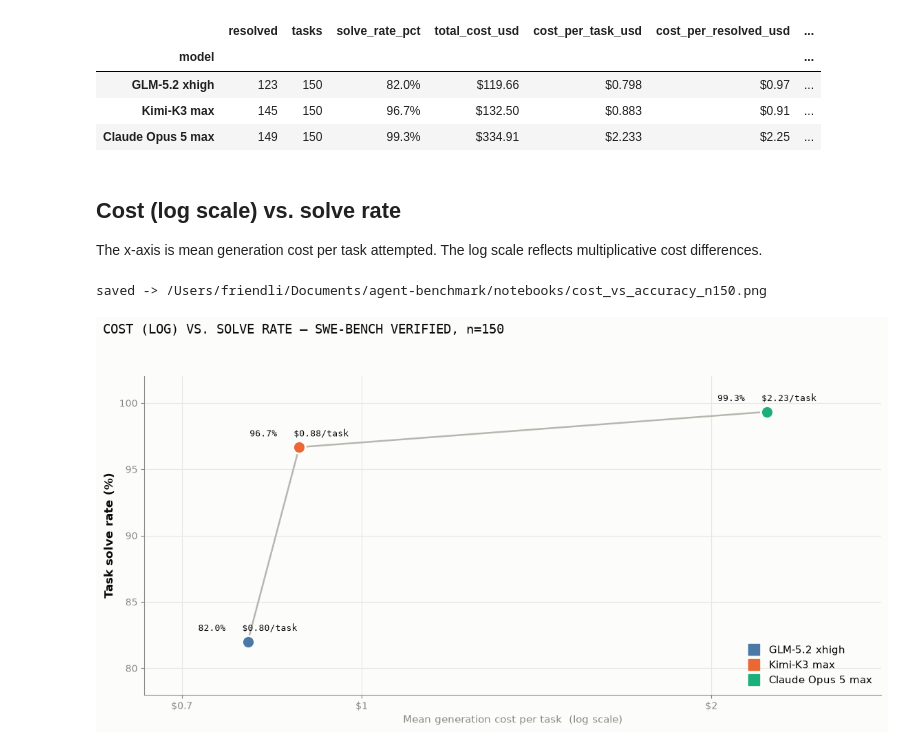
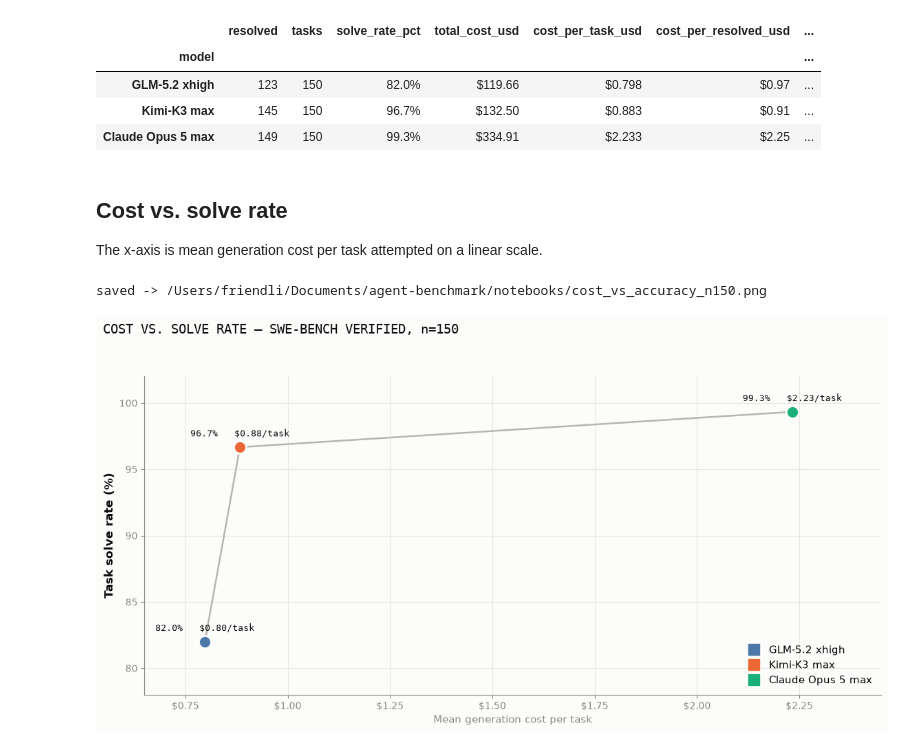
Before and after one commit to sen-37290/agent-benchmark, a Jupyter notebook: notebooks/glm_5_2_cost_analysis.ipynb, the cells around one changed output. Cells and saved outputs as stored; diff of their text form; code cells hidden in the pictures.

Commit message:
analysis: use linear cost axis

```diff
--- a/notebooks/glm_5_2_cost_analysis.ipynb
+++ b/notebooks/glm_5_2_cost_analysis.ipynb
@@ -126,47 +126,45 @@ display(comparison.drop(columns='color').style.format({
 | Kimi-K3 max | 145 | 150 | 96.7% | $132.50 | $0.883 | $0.91 | ... |
 | Claude Opus 5 max | 149 | 150 | 99.3% | $334.91 | $2.233 | $2.25 | ... |
 # %% [markdown]
-## Cost (log scale) vs. solve rate
+## Cost vs. solve rate
 
-The x-axis is mean generation cost per task attempted. The log scale reflects multiplicative cost differences.
+The x-axis is mean generation cost per task attempted on a linear scale.
 # %%
 SURFACE = '#fcfcfb'; INK = '#0b0b0b'; MUTED = '#898781'; GRID = '#e8e7e1'; CONNECT = '#b8b6ae'
 MONO = 'DejaVu Sans Mono'
 pts = comparison.reset_index().sort_values('cost_per_task_usd')
 
 fig, ax = plt.subplots(figsize=(11.6, 6.2))
 fig.patch.set_facecolor(SURFACE); ax.set_facecolor(SURFACE)
 ax.plot(pts.cost_per_task_usd, pts.solve_rate_pct, color=CONNECT, lw=1.8, zorder=2, solid_capstyle='round')
 for _, p in pts.iterrows():
     ax.plot(p.cost_per_task_usd, p.solve_rate_pct, 'o', ms=13, color=p.color,
             markeredgecolor=SURFACE, markeredgewidth=2, zorder=4)
     ax.annotate(f'{p.solve_rate_pct:.1f}%   ${p.cost_per_task_usd:.2f}/task',
                 (p.cost_per_task_usd, p.solve_rate_pct), xytext=(0, 9),
                 textcoords='offset points', ha='center', va='bottom',
                 fontsize=9.5, color=INK, fontfamily=MONO, zorder=5)
 
-ax.set_xscale('log')
-ax.set_xlim(0.65, 2.8); ax.set_ylim(78, 102)
-ax.xaxis.set_major_locator(FixedLocator([0.7, 1.0, 2.0]))
-ax.xaxis.set_minor_locator(FixedLocator([]))
-ax.xaxis.set_major_formatter(FuncFormatter(lambda v, _: f'${v:.1f}' if v < 1 else f'${v:.0f}'))
+ax.set_xlim(0.65, 2.45); ax.set_ylim(78, 102)
+ax.set_xticks([0.75, 1.00, 1.25, 1.50, 1.75, 2.00, 2.25])
+ax.xaxis.set_major_formatter(FuncFormatter(lambda v, _: f'${v:.2f}'))
 ax.set_yticks([80, 85, 90, 95, 100])
 ax.set_ylabel('Task solve rate (%)', fontsize=12, fontweight='bold', color=INK)
-ax.set_xlabel('Mean generation cost per task  (log scale)', fontsize=10.5, color=MUTED)
+ax.set_xlabel('Mean generation cost per task', fontsize=10.5, color=MUTED)
 ax.grid(True, color=GRID, lw=0.8, zorder=0); ax.set_axisbelow(True)
 for side in ('top', 'right'): ax.spines[side].set_visible(False)
 for side in ('left', 'bottom'): ax.spines[side].set_color(MUTED)
 ax.tick_params(colors=MUTED, labelsize=10)
 ax.legend(handles=[Line2D([], [], marker='s', ls='', ms=11, color=row.color, label=row.model)
                    for row in pts.itertuples()], loc='lower right', frameon=False,
           handletextpad=0.5, fontsize=10.5)
-fig.suptitle('COST (LOG) VS. SOLVE RATE — SWE-BENCH VERIFIED, n=150',
+fig.suptitle('COST VS. SOLVE RATE — SWE-BENCH VERIFIED, n=150',
              x=0.012, y=0.975, ha='left', va='top', fontsize=13.5, fontfamily=MONO, color=INK)
 fig.tight_layout(rect=[0, 0.01, 1, 0.93])
 out = REPO / 'notebooks/cost_vs_accuracy_n150.png'
 fig.savefig(out, dpi=170, facecolor=SURFACE)
 print(f'saved -> {out}')
 plt.show()
 # %% [output]
 saved -> /Users/friendli/Documents/agent-benchmark/notebooks/cost_vs_accuracy_n150.png
-[figure, old version]
+[figure, new version]
```
Also changed, not shown: 1 other file.
